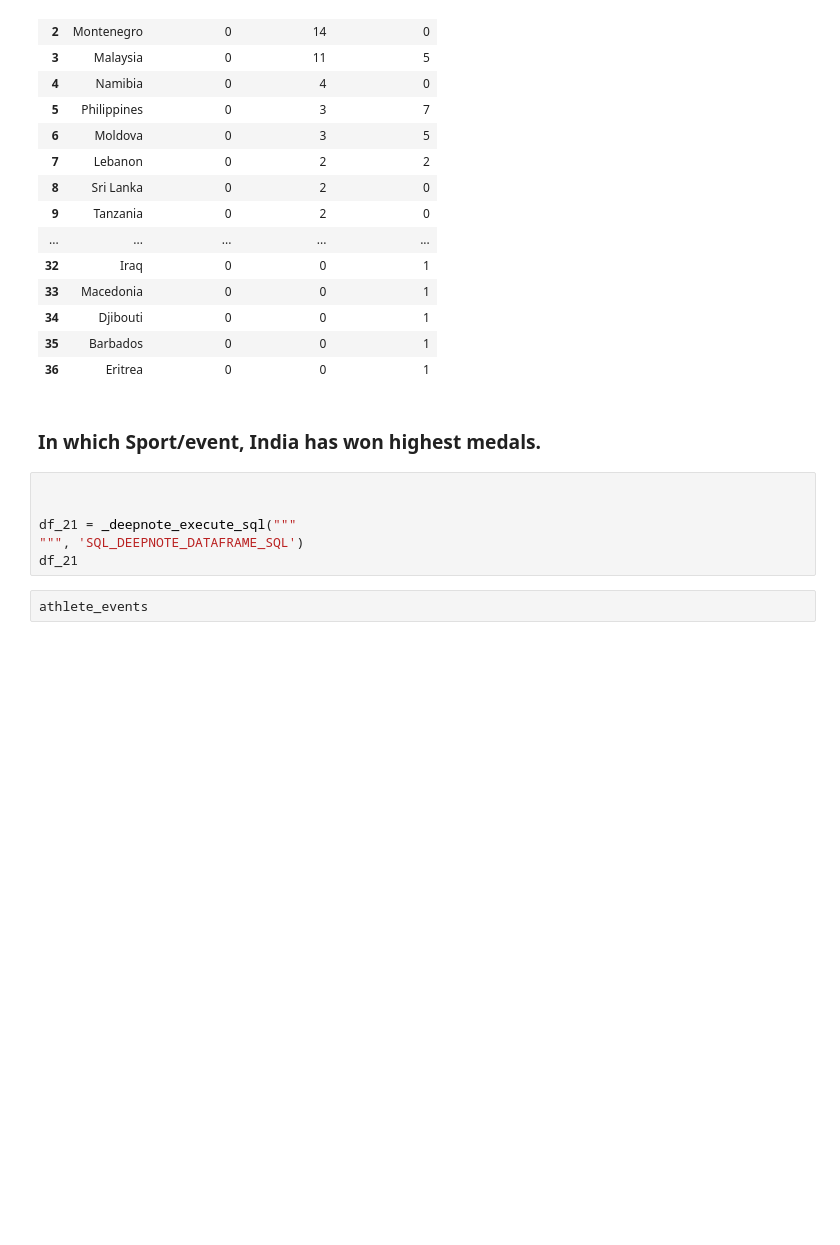
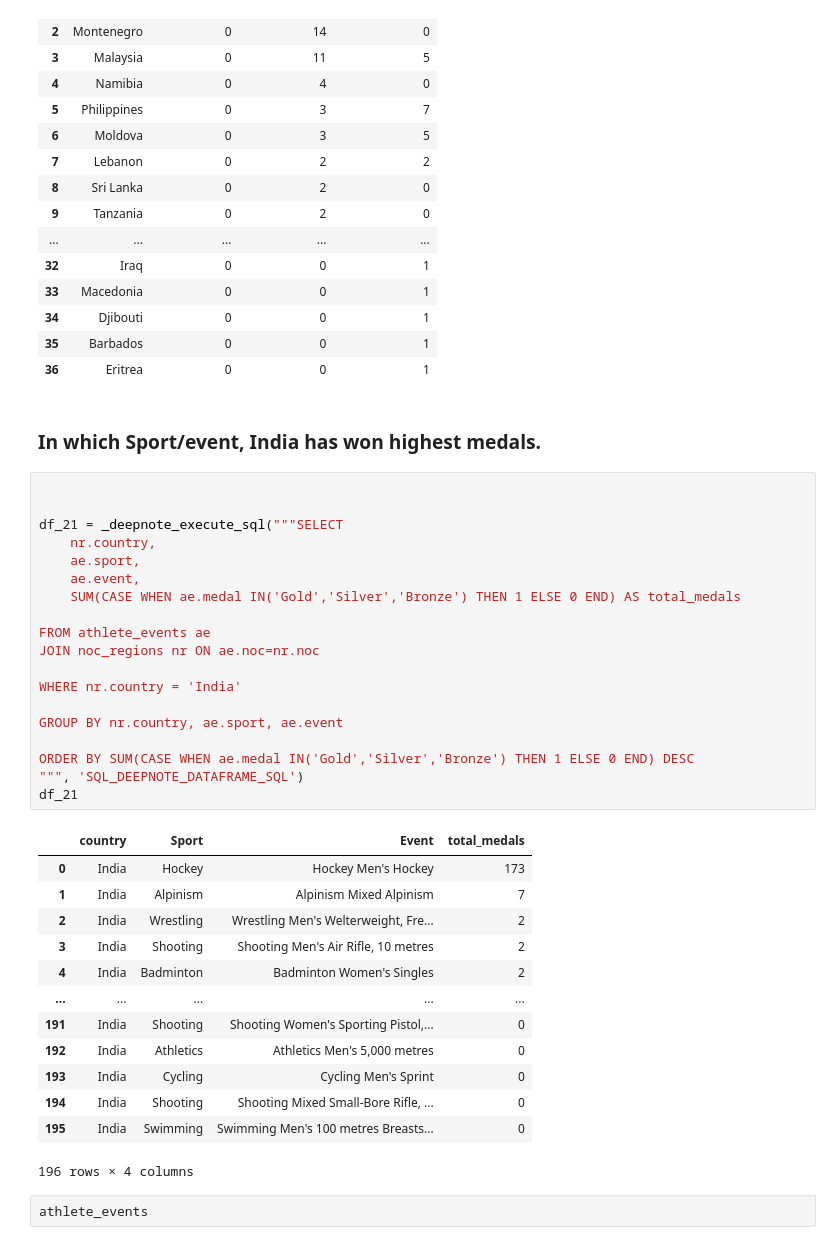
Before and after one commit to ManuelEspitia1/olympics, a Jupyter notebook: olympics_notebook.ipynb, the cells around one changed output. Saved outputs shown, nothing was run; the diff lists cells and outputs as text; blank space fills up the shorter version.

Commit message:
new query about india's medals and events

```diff
--- a/olympics_notebook.ipynb
+++ b/olympics_notebook.ipynb
@@ -759,12 +759,39 @@ no_gold_countries
 | 36 | Eritrea | 0 | 0 | 1 |
 # %% [markdown]
 ### In which Sport/event, India has won highest medals.
-# %%
-
-
-df_21 = _deepnote_execute_sql("""
-""", 'SQL_DEEPNOTE_DATAFRAME_SQL')
-df_21
+# %%
+
+
+df_21 = _deepnote_execute_sql("""SELECT
+    nr.country,
+    ae.sport,
+    ae.event,
+    SUM(CASE WHEN ae.medal IN('Gold','Silver','Bronze') THEN 1 ELSE 0 END) AS total_medals
+
+FROM athlete_events ae
+JOIN noc_regions nr ON ae.noc=nr.noc
+
+WHERE nr.country = 'India'
+
+GROUP BY nr.country, ae.sport, ae.event
+
+ORDER BY SUM(CASE WHEN ae.medal IN('Gold','Silver','Bronze') THEN 1 ELSE 0 END) DESC
+""", 'SQL_DEEPNOTE_DATAFRAME_SQL')
+df_21
+# %% [output]
+|  | country | Sport | Event | total_medals |
+| 0 | India | Hockey | Hockey Men's Hockey | 173 |
+| 1 | India | Alpinism | Alpinism Mixed Alpinism | 7 |
+| 2 | India | Wrestling | Wrestling Men's Welterweight, Fre... | 2 |
+| 3 | India | Shooting | Shooting Men's Air Rifle, 10 metres | 2 |
+| 4 | India | Badminton | Badminton Women's Singles | 2 |
+| ... | ... | ... | ... | ... |
+| 191 | India | Shooting | Shooting Women's Sporting Pistol,... | 0 |
+| 192 | India | Athletics | Athletics Men's 5,000 metres | 0 |
+| 193 | India | Cycling | Cycling Men's Sprint | 0 |
+| 194 | India | Shooting | Shooting Mixed Small-Bore Rifle, ... | 0 |
+| 195 | India | Swimming | Swimming Men's 100 metres Breasts... | 0 |
+196 rows × 4 columns
 # %%
 athlete_events
 # %% [output]
```
